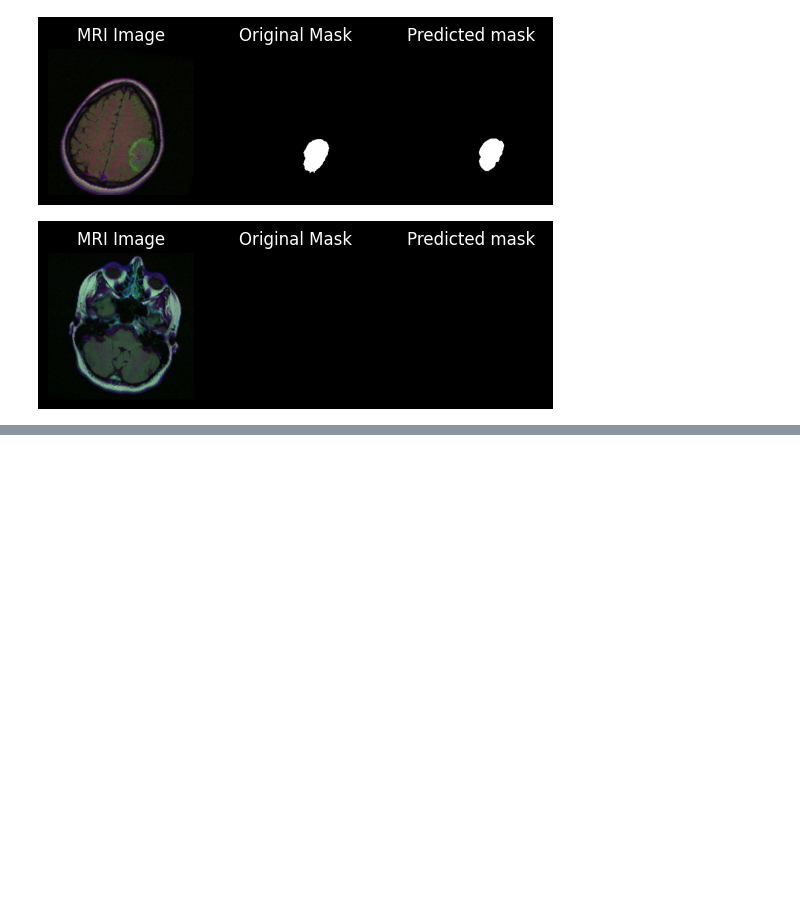
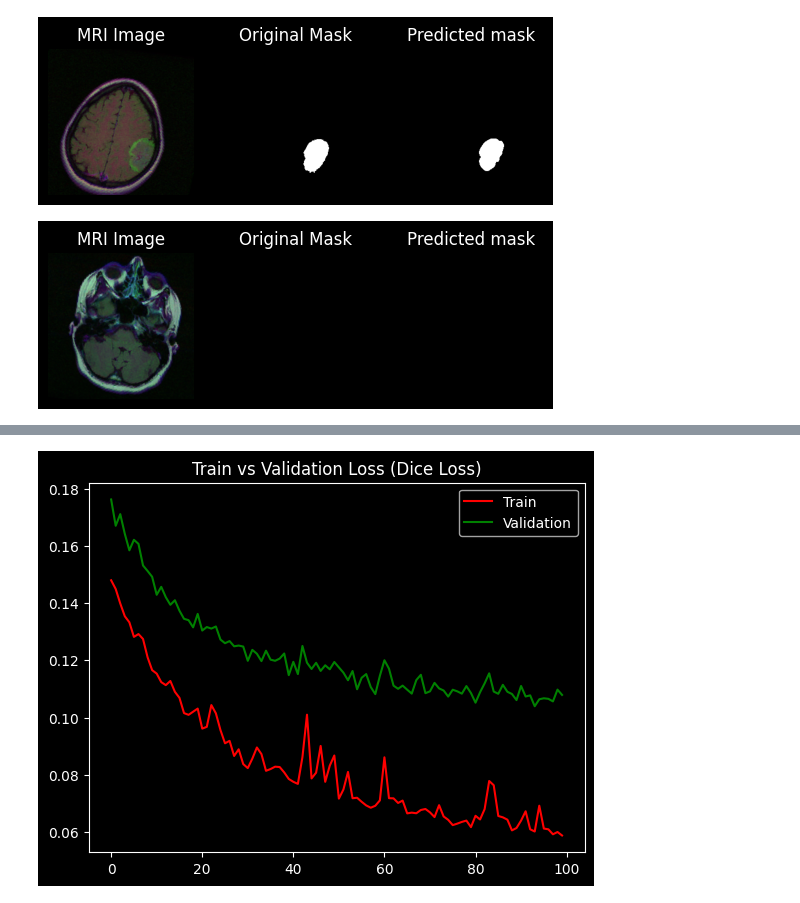
Before and after one commit to bimarshak7/brain-MRI-segmentation, a Jupyter notebook: Brain Tumor Segmentaion(UNet).ipynb, the cells around one changed output, grey strips where cells are left out. Cells and saved outputs as stored; diff of their text form; code cells hidden in the pictures; blank space fills up the shorter version.

Commit message:
UNet - Dice Loss

```diff
--- a/Brain Tumor Segmentaion(UNet).ipynb
+++ b/Brain Tumor Segmentaion(UNet).ipynb
@@ -307,11 +307,10 @@ class UNet(nn.Module):
 # %%
 model = UNet()
 # %%
-def train(model,EPOCHS,train_loader,val_loader, lr = 0.001):
+def train(model,EPOCHS,train_loader,val_loader, criterion,lr = 0.001,):
     device = torch.device("cuda" if torch.cuda.is_available() else "cpu")
     batch_n = len(train_loader)
 
-    criterion = BCEWithLogitsLoss()
     optimizer = Adam(model.parameters(), lr=lr)
     model = model.to(device)
 
@@ -421,0 +424,28 @@ for i in range(7):
+# %%
+class DiceLoss(nn.Module):
+    def __init__(self, weight=None, size_average=True):
+        super(DiceLoss, self).__init__()
+        self.bce = BCEWithLogitsLoss()
+
+    def forward(self, inputs, targets, smooth=1):
+        bce = self.bce(inputs, targets)
+        inputs = torch.sigmoid(inputs)
+
+        #flatten label and prediction tensors
+        inputs = inputs.view(-1)
+        targets = targets.view(-1)
+
+        intersection = (inputs * targets).sum()
+        dice = 1- ((2.*intersection + smooth)/(inputs.sum() + targets.sum() + smooth))
+
+        return bce + dice
+# %%
+train_loss2,val_loss2  = train(model,EPOCHS,train_loader,val_loader,DiceLoss(),lr=3e-5)
+# %%
+plt.plot(list(range(EPOCHS)),train_loss2,c="red")
+plt.plot(list(range(EPOCHS)),val_loss2[1:],c="green")
+plt.legend(["Train","Validation"])
+plt.title("Train vs Validation Loss (Dice Loss)")
+plt.show()
+# %% [output]
+[figure, added]
```
Also changed, not shown: parts of 7 cells of this notebook.
